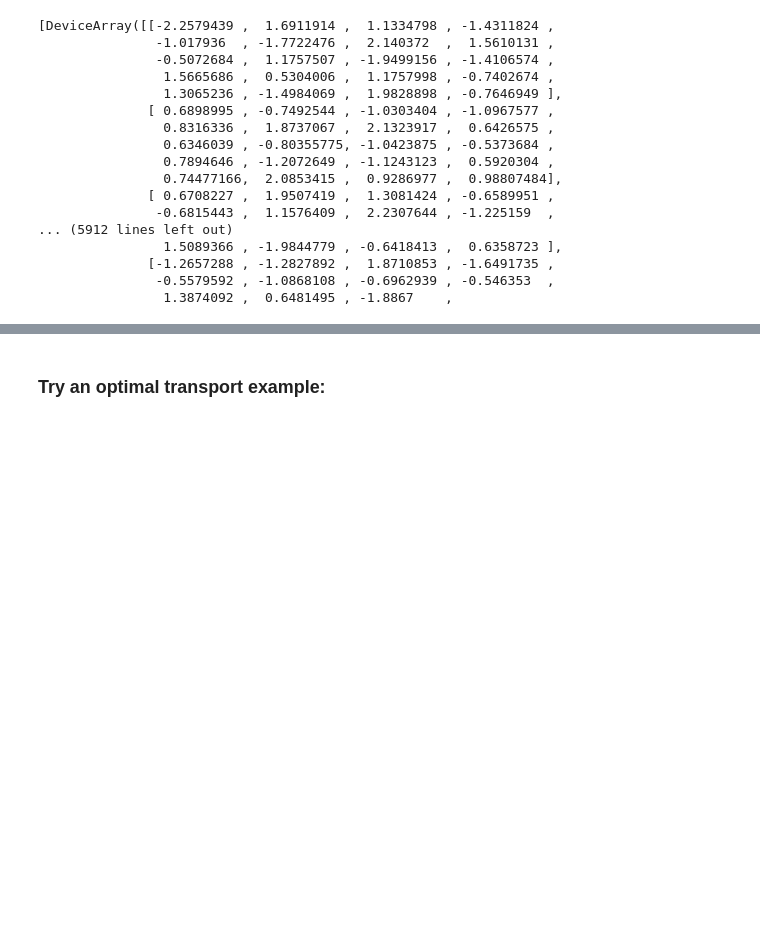
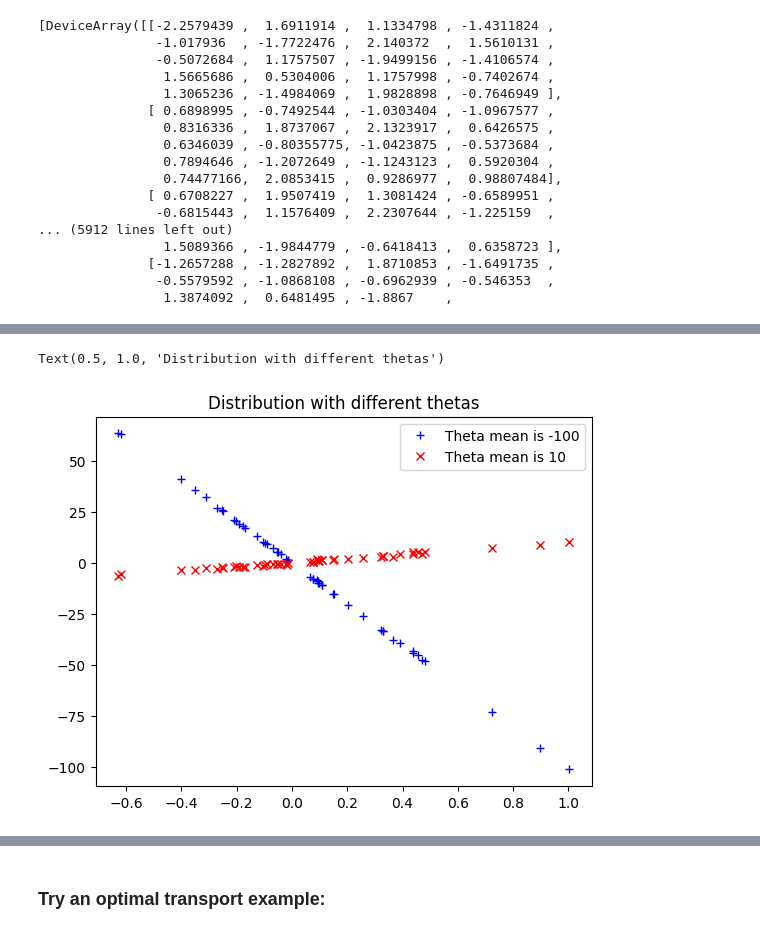
Before and after one commit to anisioti/dibs, a Jupyter notebook: dibs/new_generation_process/generate_data_samples.ipynb, the cells around one changed output, grey strips where cells are left out. Saved outputs shown, nothing was run; the diff lists cells and outputs as text; code cells hidden in the pictures; blank space fills up the shorter version.

```diff
--- a/dibs/new_generation_process/generate_data_samples.ipynb
+++ b/dibs/new_generation_process/generate_data_samples.ipynb
@@ -70,7 +68,7 @@ observations = []
 for timepoint in range(n_timepoints):
     key = random.PRNGKey((timepoint+1)*100)
     key, subk = random.split(key)
-    data, model = make_linear_gaussian_model(key=subk, n_vars=20, graph_prior_str="er")
+    data, model = make_linear_gaussian_model(key=subk, n_vars=20, graph_prior_str="er",mean_edge=10.0,n_observations=10)
     observations.append(data.x)
 observations
 
@@ -95,0 +103,21 @@ observations
+# %%
+# Here case 1 with 2-d examples
+key = random.PRNGKey(123)
+key, subk = random.split(key)
+observations1 = jnp.empty(shape=(0, 2), dtype='float32')
+thetas1 = []
+for mean_edge in [-100, 10]:
+    #key, subk = random.split(key)
+    data, model = make_linear_gaussian_model(key=subk, n_vars=2, graph_prior_str="er",mean_edge=mean_edge,n_observations=50)
+    observations1 = jnp.concatenate([observations1,data.x])
+    thetas1.extend(data.theta)
+# %%
+import matplotlib.pyplot as plt
+plt.figure(1)
+plt.plot(observations1[0:50, 0], observations1[0:50, 1], '+b', label='Theta mean is -100')
+plt.plot(observations1[50:, 0], observations1[50:, 1], 'xr', label='Theta mean is 10')
+plt.legend(loc=0)
+plt.title('Distribution with different thetas')
+# %% [output]
+Text(0.5, 1.0, 'Distribution with different thetas')
+[figure, added]
```
Also changed, not shown: parts of 24 cells of this notebook.
